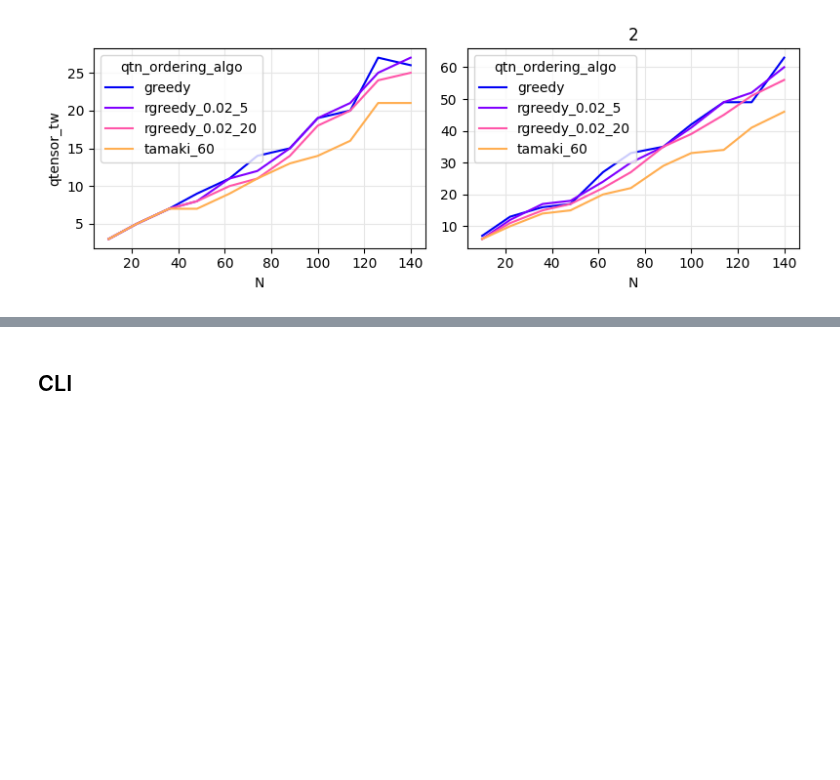
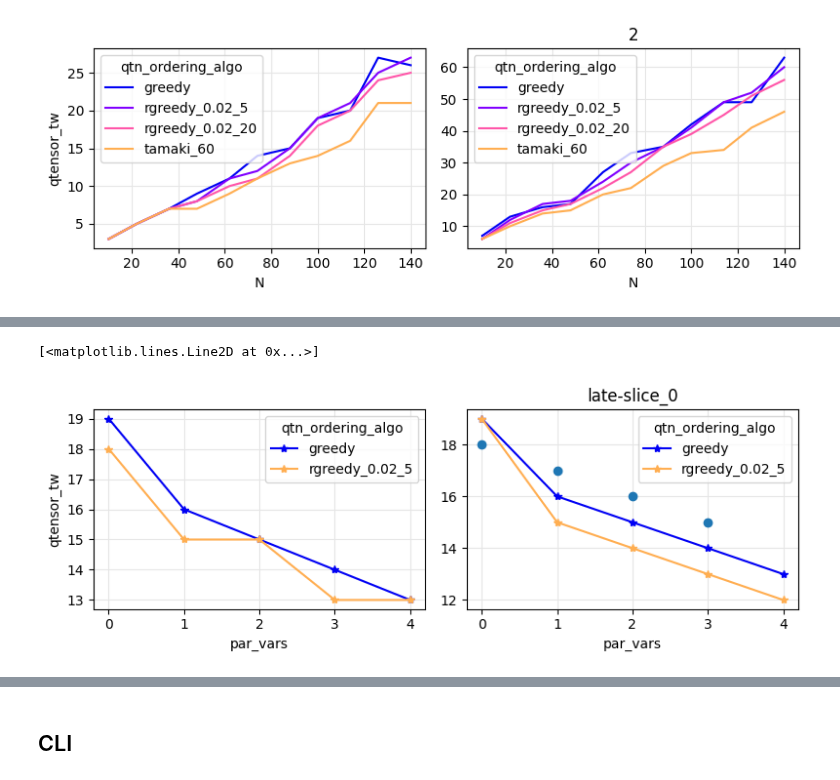
Before and after one commit to danlkv/QTensor, a Jupyter notebook: analysis/spec/notebooks/qaoa_ansatz_complexity.ipynb, the cells around one changed output, grey strips where cells are left out. Drawn from its saved outputs; the diff is of its cells as text; code cells hidden in the pictures; blank space fills up the shorter version.

```diff
--- a/analysis/spec/notebooks/qaoa_ansatz_complexity.ipynb
+++ b/analysis/spec/notebooks/qaoa_ansatz_complexity.ipynb
@@ -129,0 +198,12 @@ fig.axes[1].set_yscale('linear')
+# %%
+fig = ex.plot_variables(('qtensor_tw', ),
+                        plot_kwargs=dict(marker='*'),
+
+                        slicing_algo=['late-slice_1', 'late-slice_0'],
+                        qtn_ordering_algo=['greedy', 'rgreedy_0.02_5'],
+                        par_vars=[0, 1, 2, 3, 4],
+                        p=[1],
+                        N=[100],
+                       )
+plt.plot(range(4), range(18, 14, -1), 'o')
+# %% [output]
@@ -129,0 +227,2 @@ fig.axes[1].set_yscale('linear')
+[<matplotlib.lines.Line2D at 0x...>]
+[figure, added]
```
Also changed, not shown: parts of 21 cells of this notebook, 5 other files.
